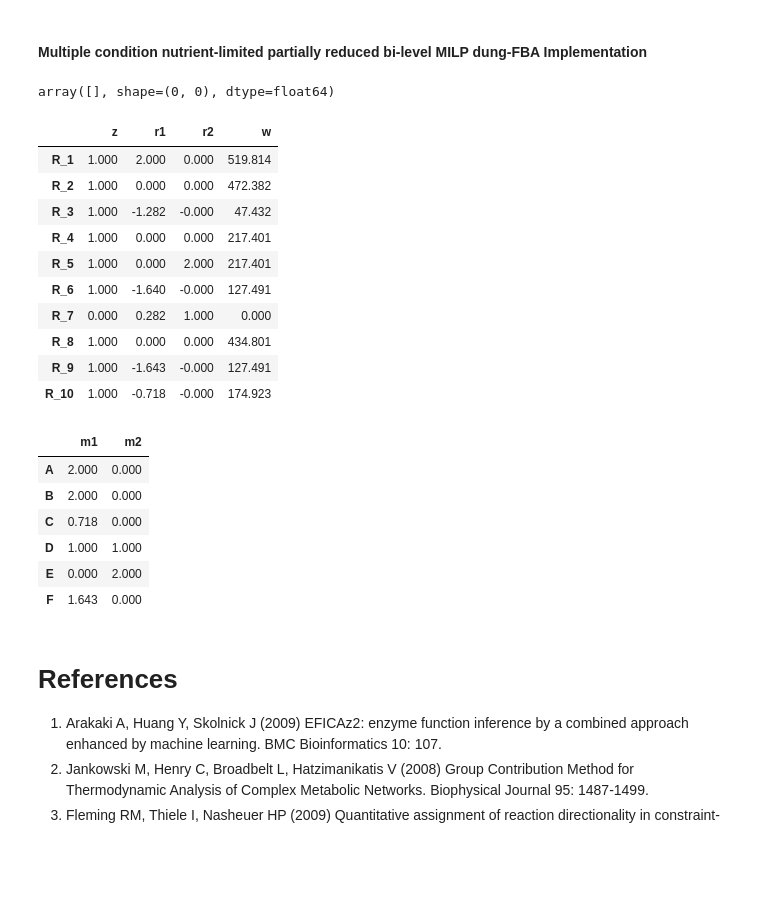
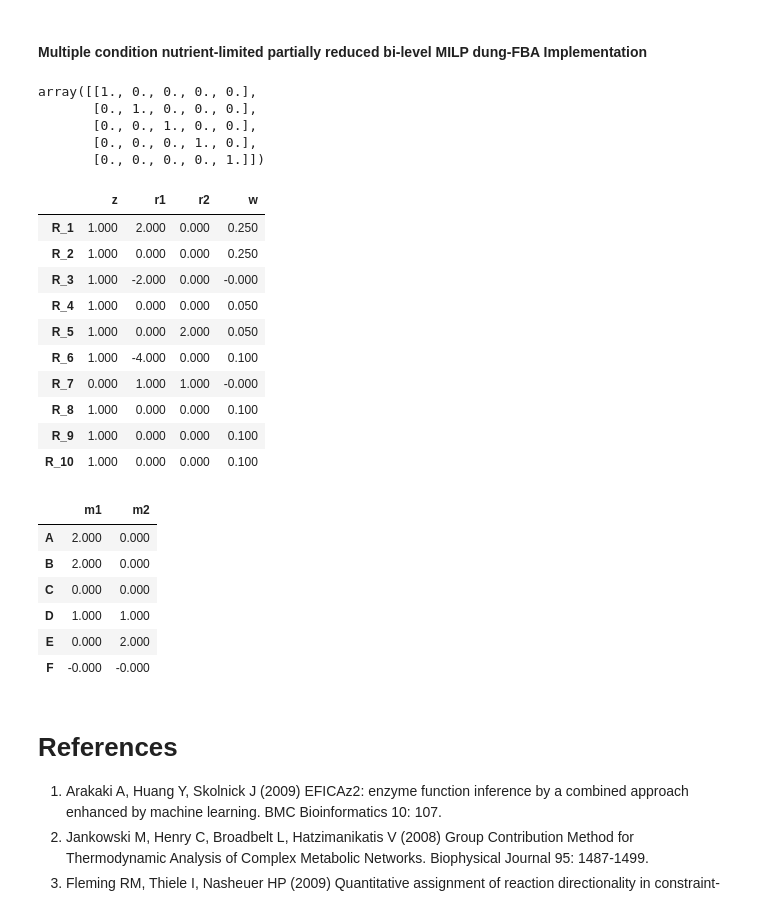
Before and after one commit to pnnl-predictive-phenomics/crop, a Jupyter notebook: docs/notebook/CROP.ipynb, the cells around one changed output. Saved outputs shown, nothing was run; the diff lists cells and outputs as text; code cells hidden in the pictures; blank space fills up the shorter version.

```diff
--- a/docs/notebook/CROP.ipynb
+++ b/docs/notebook/CROP.ipynb
@@ -386,7 +383,7 @@ $$\begin{array}{lll}
 # %% [markdown]
 #### LP dung-FBA implementation ####
 # %%
-S = fullS.loc[internal_mets].as_matrix()
+S = fullS.loc[internal_mets].values
 
 nmets,nrxns = S.shape
 v = Variable(nrxns)
@@ -394,10 +391,10 @@ biomass= 7
 
 dung_fba_lp = Problem(
     Maximize( v[biomass] ),
-        [    S*v  == 0,
+        [    S@v  == 0,
              0 <= v,
             v[biomass]  <= 1])
-dung_fba_lp.solve()
+dung_fba_lp.solve(solver=cvxpy.SCIPY)
 display(pd.DataFrame( v.value, index=rxns, columns=['v']))
 # %% [output]
 |  | v |
@@ -905,9 +927,13 @@ NameError: name 'nrxns' is not defined
 # %% [markdown]
 #### Multiple condition nutrient-limited partially reduced bi-level MILP dung-FBA Implementation ####
 # %%
-np.eye(0)
+np.eye(5)
 # %% [output]
-array([], shape=(0, 0), dtype=float64)
+array([[1., 0., 0., 0., 0.],
+       [0., 1., 0., 0., 0.],
+       [0., 0., 1., 0., 0.],
+       [0., 0., 0., 1., 0.],
+       [0., 0., 0., 0., 1.]])
 # %%
 nutrient1 = 0
 nutrient2 = 4
@@ -920,60 +946,60 @@ B = 10
 U       = np.eye(nrxns)*1000.0
 weights = np.ones(nrxns)*0.5
 Omega1 = 1000
 Omega2 = 1000
 
 w = Variable(nrxns)
 m1 = Variable(nmets)
 m2 = Variable(nmets)
 
 r1 = Variable(nrxns)
 r2 = Variable(nrxns)
-z = Bool(nrxns)
+z = Variable(nrxns, boolean=True)
 
 dung_fba_multiple_conditions = Problem(
-    Minimize( weights.T*(1-z) + B*(r1[nutrient1] + r2[nutrient2])),
-        [       S.T*m1 - r1         == -c,
+    Minimize( weights.T@(1-z) + B*(r1[nutrient1] + r2[nutrient2])),
+        [       S.T@m1 - r1         == -c,
                 #r1[:nutrient1]      <= Omega1*np.eye(nutrient1)*(1 - z[:nutrient1]),
                 r1[nutrient1]       >= 0,
-                r1[nutrient1 + 1:]  <= Omega1*np.eye(nrxns - nutrient1 - 1)*(1 - z[nutrient1 + 1:]),
+                r1[nutrient1 + 1:]  <= Omega1*np.eye(nrxns - nutrient1 - 1)@(1 - z[nutrient1 + 1:]),
 
-                S.T*m2 - r2         == -c,
-                r2[:nutrient2]      <= Omega2*np.eye(nutrient2)*(1 - z[:nutrient2]),
+                S.T@m2 - r2         == -c,
+                r2[:nutrient2]      <= Omega2*np.eye(nutrient2)@(1 - z[:nutrient2]),
                 r2[nutrient2]       >= 0,
-                r2[nutrient2 + 1:]  <= Omega2*np.eye(nrxns - nutrient2 - 1)*(1 - z[nutrient2 + 1:]),
-            S*w             == 0,
+                r2[nutrient2 + 1:]  <= Omega2*np.eye(nrxns - nutrient2 - 1)@(1 - z[nutrient2 + 1:]),
+            S@w             == 0,
             0               <= w,
-            w               <= U*z,
+            w               <= U@z,
             w[biomass]      >= minimal_growth,
             w[ATP]          >= atp_maintenance])
-dung_fba_multiple_conditions.solve()
+dung_fba_multiple_conditions.solve(solver=cvxpy.SCIPY)
 reactions = pd.DataFrame( z.value, index=rxns, columns=['z'])
 reactions['r1'] = pd.Series(np.squeeze(np.asarray(r1.value)),index=rxns)
 reactions['r2'] = pd.Series(np.squeeze(np.asarray(r2.value)),index=rxns)
 reactions['w'] = pd.Series(np.squeeze(np.asarray(w.value)),index=rxns)
 display(reactions)
 metabolites = pd.DataFrame(np.squeeze(np.asarray(m1.value)), index=internal_mets, columns=['m1'])
 metabolites['m2'] = pd.Series(np.squeeze(np.asarray(m2.value)), index=internal_mets)
 display(metabolites)
 # %% [output]
 |  | z | r1 | r2 | w |
-| R_1 | 1.000 | 2.000 | 0.000 | 519.814 |
-| R_2 | 1.000 | 0.000 | 0.000 | 472.382 |
-| R_3 | 1.000 | -1.282 | -0.000 | 47.432 |
-| R_4 | 1.000 | 0.000 | 0.000 | 217.401 |
-| R_5 | 1.000 | 0.000 | 2.000 | 217.401 |
-| R_6 | 1.000 | -1.640 | -0.000 | 127.491 |
-| R_7 | 0.000 | 0.282 | 1.000 | 0.000 |
-| R_8 | 1.000 | 0.000 | 0.000 | 434.801 |
-| R_9 | 1.000 | -1.643 | -0.000 | 127.491 |
-| R_10 | 1.000 | -0.718 | -0.000 | 174.923 |
+| R_1 | 1.000 | 2.000 | 0.000 | 0.250 |
+| R_2 | 1.000 | 0.000 | 0.000 | 0.250 |
+| R_3 | 1.000 | -2.000 | 0.000 | -0.000 |
+| R_4 | 1.000 | 0.000 | 0.000 | 0.050 |
+| R_5 | 1.000 | 0.000 | 2.000 | 0.050 |
+| R_6 | 1.000 | -4.000 | 0.000 | 0.100 |
+| R_7 | 0.000 | 1.000 | 1.000 | -0.000 |
+| R_8 | 1.000 | 0.000 | 0.000 | 0.100 |
+| R_9 | 1.000 | 0.000 | 0.000 | 0.100 |
+| R_10 | 1.000 | 0.000 | 0.000 | 0.100 |
 |  | m1 | m2 |
 | A | 2.000 | 0.000 |
 | B | 2.000 | 0.000 |
-| C | 0.718 | 0.000 |
+| C | 0.000 | 0.000 |
 | D | 1.000 | 1.000 |
 | E | 0.000 | 2.000 |
-| F | 1.643 | 0.000 |
+| F | -0.000 | -0.000 |
 # %% [markdown]
 # References #
 1. Arakaki A, Huang Y, Skolnick J (2009) EFICAz2: enzyme function inference by a combined approach enhanced by machine learning. BMC Bioinformatics 10: 107.
```
Also changed, not shown: parts of 13 cells of this notebook, 2 other files.
